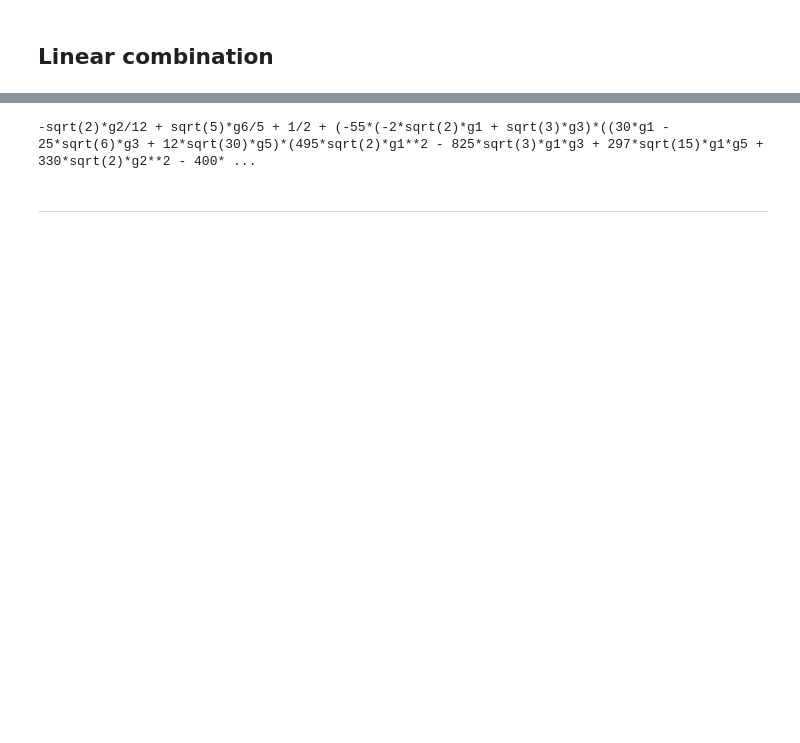
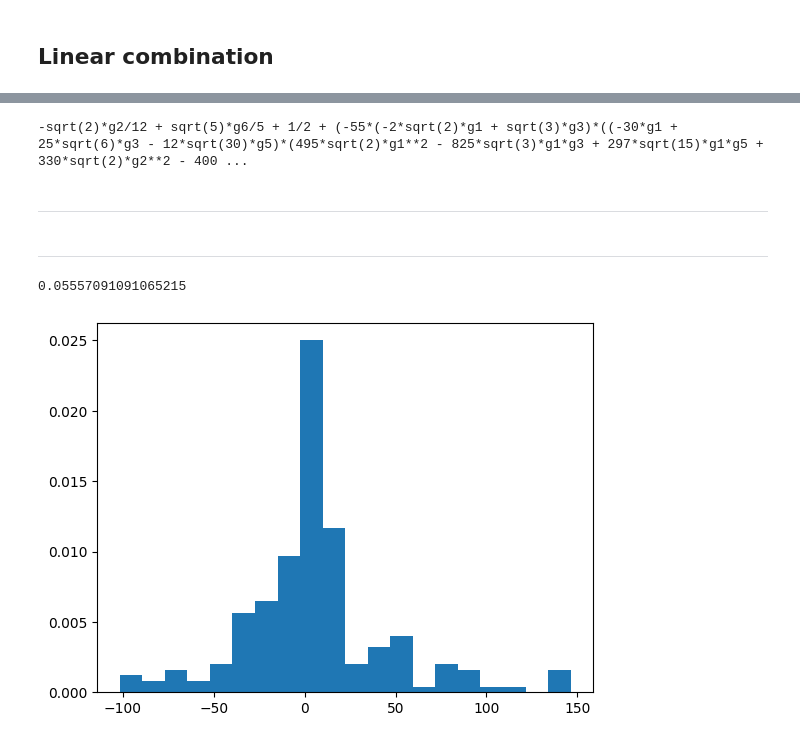
Before and after one commit to goessl/challenge-question, a Jupyter notebook: going_vectorial/degree_3/rho3.ipynb, the cells around one changed output, grey strips where cells are left out. Cells and saved outputs as stored; diff of their text form; code cells hidden in the pictures; blank space fills up the shorter version.

```diff
--- a/going_vectorial/degree_3/rho3.ipynb
+++ b/going_vectorial/degree_3/rho3.ipynb
@@ -151,6 +122,6 @@ for eq in equations2[2:]:
 (3, 2, 3)
 (3, 4, 4)
 # %%
-equations[-1] = equations[-1].subs(subs)
-equations[-1]
+T = T.subs(subs)
+T
 # %% [output]
@@ -158,16 +129,13 @@ $\displaystyle - T - \frac{\sqrt{2} g_{2}}{12} + \frac{\sqrt{5} g_{6}}{5} + 2 t_
 # %% [markdown]
 ### Idempotency
 # %%
-M = (rho**2 - rho).expand()
+M = (rho_sol**2 - rho_sol).expand()
 equations2 = []
-for i in range(rho.shape[0]):
-    for j in range(rho.shape[1]):
+for i in range(M.shape[0]):
+    for j in range(M.shape[1]):
         eq = Poly(M[i,j], t2, t3, t4)
         #don't take duplicates
         if not any(eq-e==0 for e in equations2):
             equations2.append(eq)
-
-for eq in equations2:
-    #print(eq._repr_latex_())
-    display(eq)
+            display(eq)
 # %% [output]
@@ -328,7 +292,4 @@ Matrix([
 # %%
-from sympy.abc import T
-
-T = equations[-1]+T
 T_part_without_t = sum(t for t in T.args if t2 not in t.free_symbols and t4 not in t.free_symbols)
 T_part_with_t = sum(t for t in T.args if t2 in t.free_symbols or t4 in t.free_symbols).subs(subs)
 T_part_with_t = T_part_with_t.together()
@@ -336,7 +297,7 @@ T = T_part_without_t + T_part_with_t
 #print(T._repr_latex_())
 T
 # %% [output]
--sqrt(2)*g2/12 + sqrt(5)*g6/5 + 1/2 + (-55*(-2*sqrt(2)*g1 + sqrt(3)*g3)*((30*g1 - 25*sqrt(6)*g3 + 12*sqrt(30)*g5)*(495*sqrt(2)*g1**2 - 825*sqrt(3)*g1*g3 + 297*sqrt(15)*g1*g5 + 330*sqrt(2)*g2**2 - 400* ...
+-sqrt(2)*g2/12 + sqrt(5)*g6/5 + 1/2 + (-55*(-2*sqrt(2)*g1 + sqrt(3)*g3)*((-30*g1 + 25*sqrt(6)*g3 - 12*sqrt(30)*g5)*(495*sqrt(2)*g1**2 - 825*sqrt(3)*g1*g3 + 297*sqrt(15)*g1*g5 + 330*sqrt(2)*g2**2 - 400 ...
 # %% [markdown]
 ---
 # %%
@@ -345,9 +306,29 @@ from tqdm.notebook import trange
 T_matrix = T_matrix(D)
 for _ in trange(10):
     v, w = rand_ortho_pair(D+1)
-    rho = v*v.T + w*w.T
+    rho = states_to_density(v, w)
     g = rho_to_g(rho)
     g.simplify()
-    T_predicted = T.subs({Symbol(f'g{i}'):g[i] for i in range(len(g))}).simplify()
+    T_predicted = T.subs(dict(zip(symbols(f'g:{len(g)}'), g))).simplify()
     T_actually = (rho @ T_matrix).trace().simplify()
     assert (T_predicted - T_actually).equals(0)
+# %% [markdown]
+---
+# %%
+from tqdm.notebook import trange
+import matplotlib.pyplot as plt
+
+dets = []
+for _ in trange(200):
+    v, w = rand_ortho_pair(D+1)
+    rho = states_to_density(v, w)
+    g = rho_to_g(rho)
+    g.simplify()
+    det = M.subs(dict(zip(symbols(f'g:{len(g)}'), g))).det().simplify()
+    dets.append(float(det))
+print(min(map(abs, dets)))
+plt.hist(dets, density=True, bins=20)
+plt.show()
+# %% [output]
+0.05557091091065215
+[figure, added]
```
Also changed, not shown: parts of 21 cells of this notebook, 9 other files.
